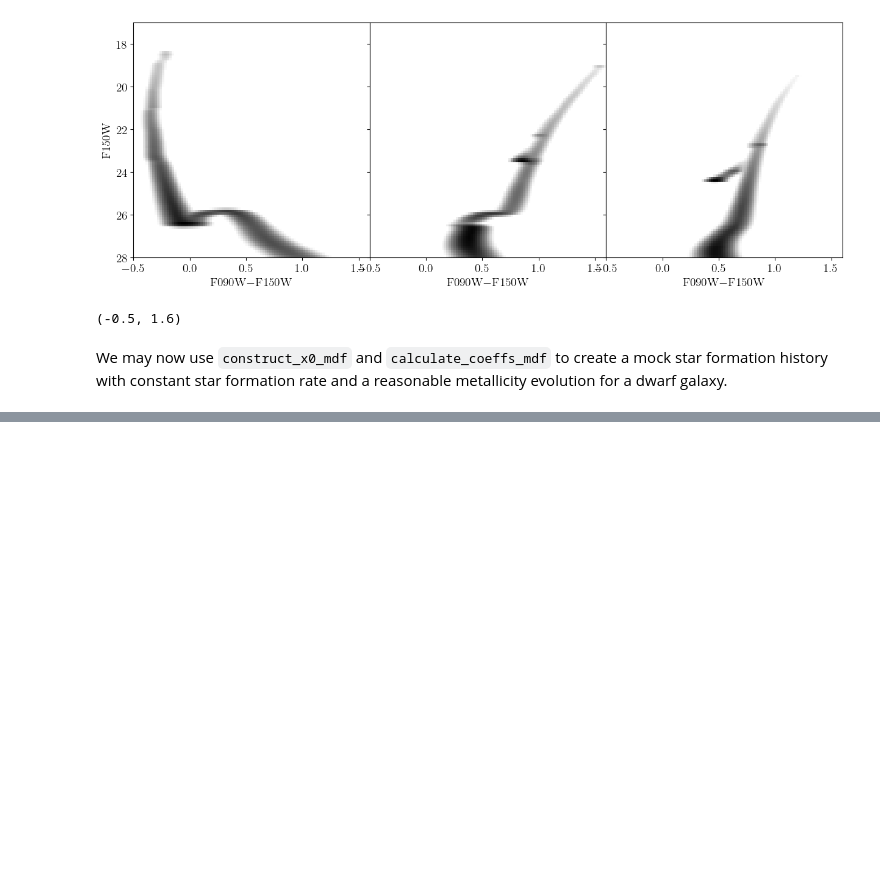
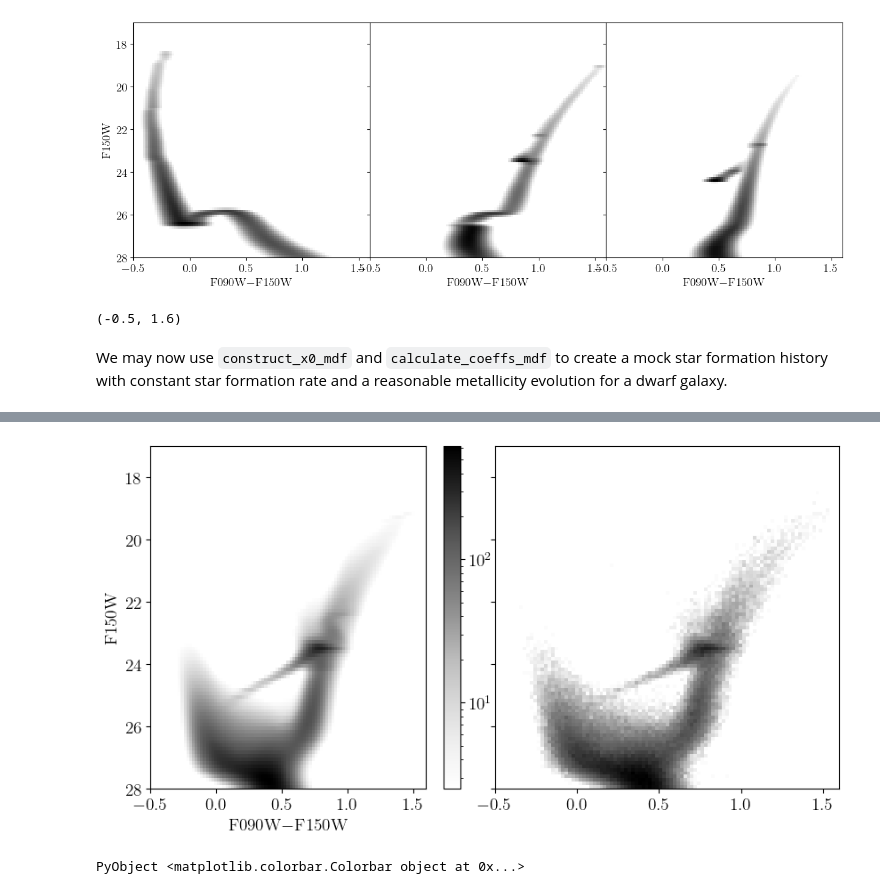
Before and after one commit to cgarling/StarFormationHistories.jl, a Jupyter notebook: examples/fitting1.ipynb, the cells around one changed output, grey strips where cells are left out. Saved outputs shown, nothing was run; the diff lists cells and outputs as text; code cells hidden in the pictures; blank space fills up the shorter version.

```diff
--- a/examples/fitting1.ipynb
+++ b/examples/fitting1.ipynb
@@ -208,0 +365,11 @@ import StarFormationHistories: construct_x0_mdf, calculate_coeffs_mdf
+# %%
+import Distributions: Poisson
+import Random: AbstractRNG, default_rng
+function poisson_sample!(sample::T, model::S, rng::AbstractRNG=default_rng()) where {T <: AbstractArray{<:Number}, S <: AbstractArray{<:Number}}
+    @assert axes(sample) == axes(model)
+    for i in eachindex(sample, model)
+        sample[i] = rand(rng,Poisson(model[i]))
+    end
+end
+poisson_sample(model::AbstractArray{<:Number}, rng::AbstractRNG=default_rng()) = (sample = similar(model); poisson_sample!(sample, model, rng); return sample)
+model3 = poisson_sample(model2)
@@ -208,0 +394,18 @@ import StarFormationHistories: construct_x0_mdf, calculate_coeffs_mdf
+# %%
+fig,axs=plt.subplots(nrows=1,ncols=2,sharex=true,sharey=true,figsize=(10,5))
+fig.subplots_adjust(hspace=0.0,wspace=0.0)
+
+im1=axs[1].imshow(model2', origin="lower",
+    extent=(extrema(edges[1])..., extrema(edges[2])...),
+    aspect="auto", cmap="Greys", norm=plt.matplotlib.colors.LogNorm(vmin=2.5), rasterized=true)
+axs[2].imshow(model3', origin="lower",
+    extent=(extrema(edges[1])..., extrema(edges[2])...),
+    aspect="auto", cmap="Greys", norm=plt.matplotlib.colors.LogNorm(vmin=2.5,vmax=im1.get_clim()[2]), rasterized=true)
+axs[1].set_xlabel(L"F090W$-$F150W")
+axs[1].set_ylabel("F150W")
+axs[1].set_ylim(reverse(extrema(edges[2])))
+axs[1].set_xlim(extrema(edges[1]))
+fig.colorbar(im1)
+# %% [output]
+[figure, added]
+PyObject <matplotlib.colorbar.Colorbar object at 0x...>
```
Also changed, not shown: parts of 17 cells of this notebook, 1 other file.
